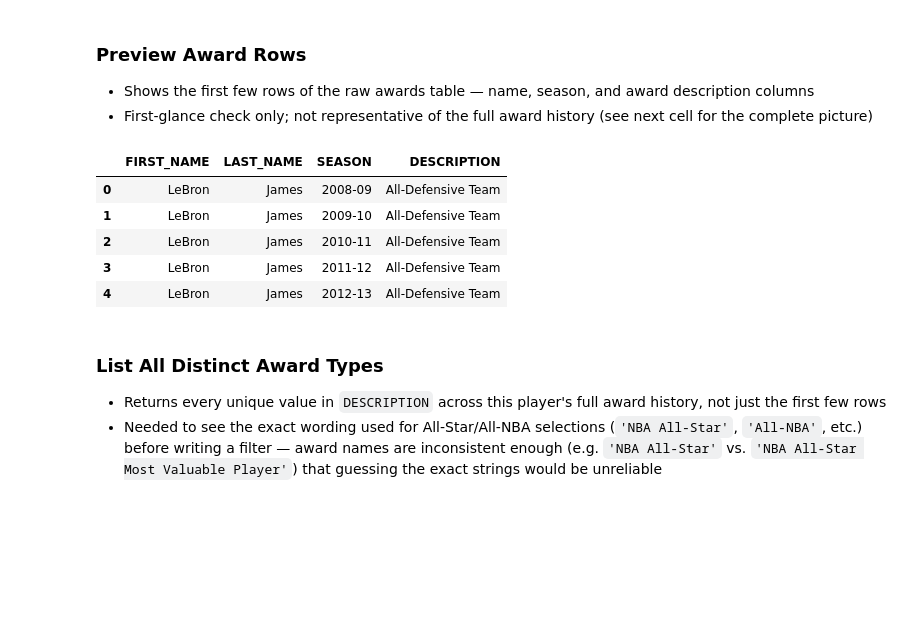
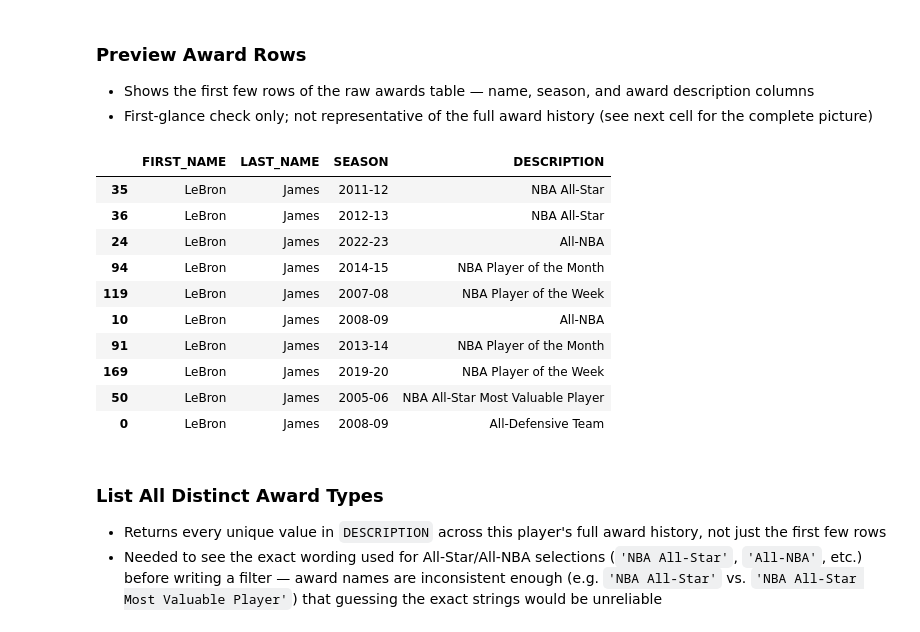
Before and after one commit to DanielBubalo/nba-clutch-reputation-data, a Jupyter notebook: Deliverables/nba_profiling_data.ipynb, the cells around one changed output. Cells and saved outputs as stored; diff of their text form; code cells hidden in the pictures; blank space fills up the shorter version.

```diff
--- a/Deliverables/nba_profiling_data.ipynb
+++ b/Deliverables/nba_profiling_data.ipynb
@@ -350,14 +357,19 @@ sample_awards.columns.tolist()
 - Shows the first few rows of the raw awards table — name, season, and award description columns
 - First-glance check only; not representative of the full award history (see next cell for the complete picture)
 # %%
-sample_awards[['FIRST_NAME', 'LAST_NAME', 'SEASON', 'DESCRIPTION']].head()
+sample_awards[['FIRST_NAME', 'LAST_NAME', 'SEASON', 'DESCRIPTION']].sample(10)
 # %% [output]
 |  | FIRST_NAME | LAST_NAME | SEASON | DESCRIPTION |
+| 35 | LeBron | James | 2011-12 | NBA All-Star |
+| 36 | LeBron | James | 2012-13 | NBA All-Star |
+| 24 | LeBron | James | 2022-23 | All-NBA |
+| 94 | LeBron | James | 2014-15 | NBA Player of the Month |
+| 119 | LeBron | James | 2007-08 | NBA Player of the Week |
+| 10 | LeBron | James | 2008-09 | All-NBA |
+| 91 | LeBron | James | 2013-14 | NBA Player of the Month |
+| 169 | LeBron | James | 2019-20 | NBA Player of the Week |
+| 50 | LeBron | James | 2005-06 | NBA All-Star Most Valuable Player |
 | 0 | LeBron | James | 2008-09 | All-Defensive Team |
-| 1 | LeBron | James | 2009-10 | All-Defensive Team |
-| 2 | LeBron | James | 2010-11 | All-Defensive Team |
-| 3 | LeBron | James | 2011-12 | All-Defensive Team |
-| 4 | LeBron | James | 2012-13 | All-Defensive Team |
 # %% [markdown]
 ### **List All Distinct Award Types**
 
```
Also changed, not shown: parts of 4 cells of this notebook.
